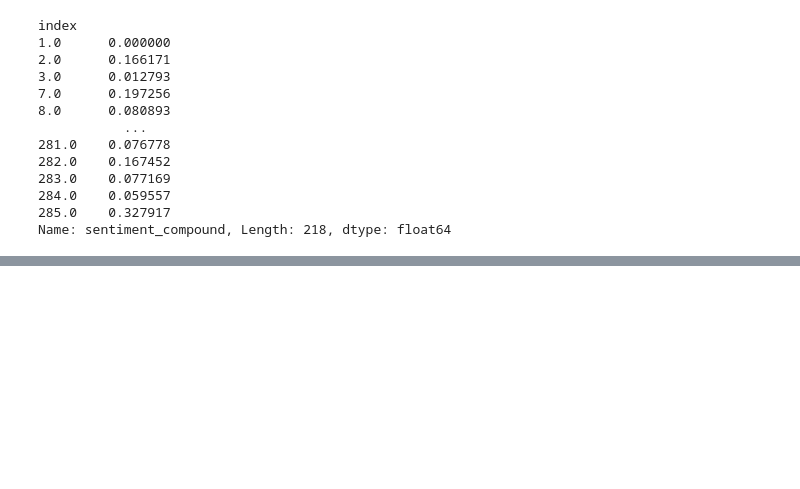
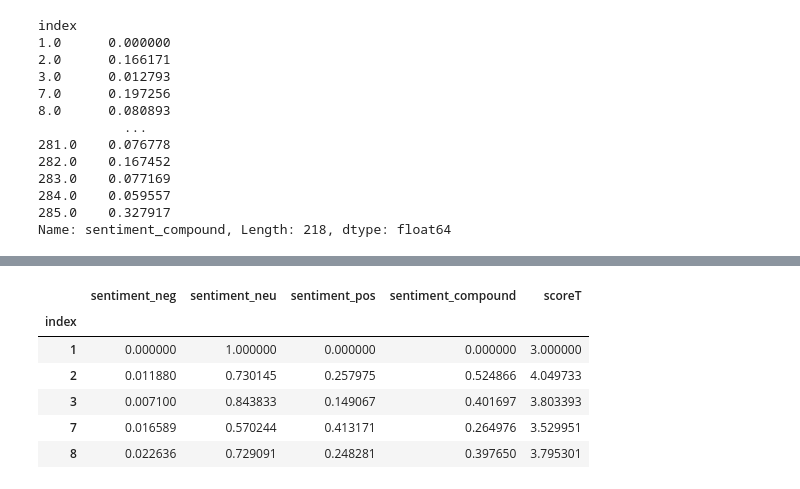
Before and after one commit to Gil97-tech/TP2A, a Jupyter notebook: projetwebsc.ipynb, the cells around one changed output, grey strips where cells are left out. Saved outputs shown, nothing was run; the diff lists cells and outputs as text; code cells hidden in the pictures; blank space fills up the shorter version.

```diff
--- a/projetwebsc.ipynb
+++ b/projetwebsc.ipynb
@@ -656,0 +583,5 @@ def compound_score(text):
+# %%
+translator= Translator(from_lang="fr",to_lang="en")
+for x in df_fr['commentaires'][10]:
+    df_fr.loc[:,'commentairesT']=translator.translate(x)
+print(df_fr['commentairesT'][10])
@@ -977,0 +828,17 @@ sentiments.head(50)
+# %%
+df_eng1 = df_eng.copy()
+df_fr1= df_fr.copy()
+## score des commentaires en anglais
+df1=df_eng1[["index","sentiment_neg","sentiment_neu","sentiment_pos","sentiment_compound"]]
+df1=df1.groupby("index").agg("mean")
+
+## score des commentaires en francais
+df2=df_fr1[["index","sentiment_neg","sentiment_neu","sentiment_pos","sentiment_compound"]]
+df2=df2.groupby("index").agg("mean")
+
+## concaténation
+dfScore=pd.concat([df1, df2])
+dfScore=dfScore.groupby("index").agg("mean")
+# %%
+## transformer la variable compound score
+dfScore.loc[:,"scoreT"] =dfScore.loc[:,"sentiment_compound"]*2+3
@@ -977,0 +857,10 @@ sentiments.head(50)
+# %%
+dfScore.head()
+# %% [output]
+|  | sentiment_neg | sentiment_neu | sentiment_pos | sentiment_compound | scoreT |
+| index |  |  |  |  |  |
+| 1 | 0.000000 | 1.000000 | 0.000000 | 0.000000 | 3.000000 |
+| 2 | 0.011880 | 0.730145 | 0.257975 | 0.524866 | 4.049733 |
+| 3 | 0.007100 | 0.843833 | 0.149067 | 0.401697 | 3.803393 |
+| 7 | 0.016589 | 0.570244 | 0.413171 | 0.264976 | 3.529951 |
+| 8 | 0.022636 | 0.729091 | 0.248281 | 0.397650 | 3.795301 |
```
Also changed, not shown: parts of 38 cells of this notebook.
